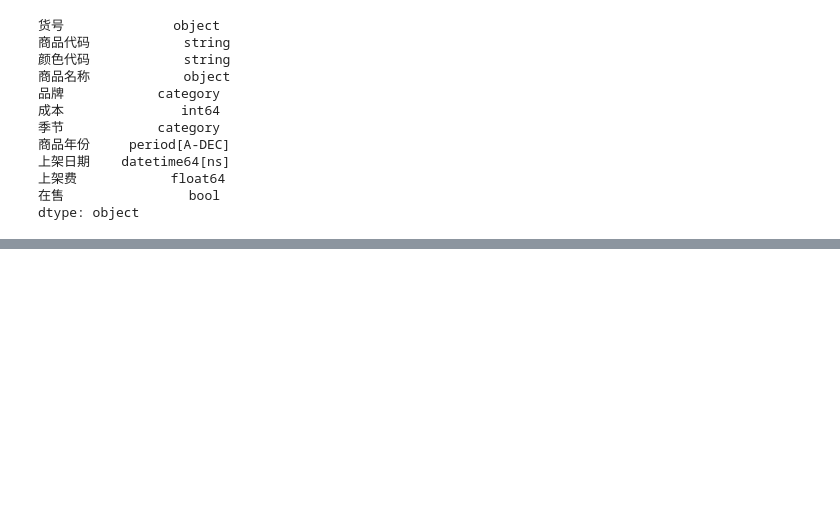
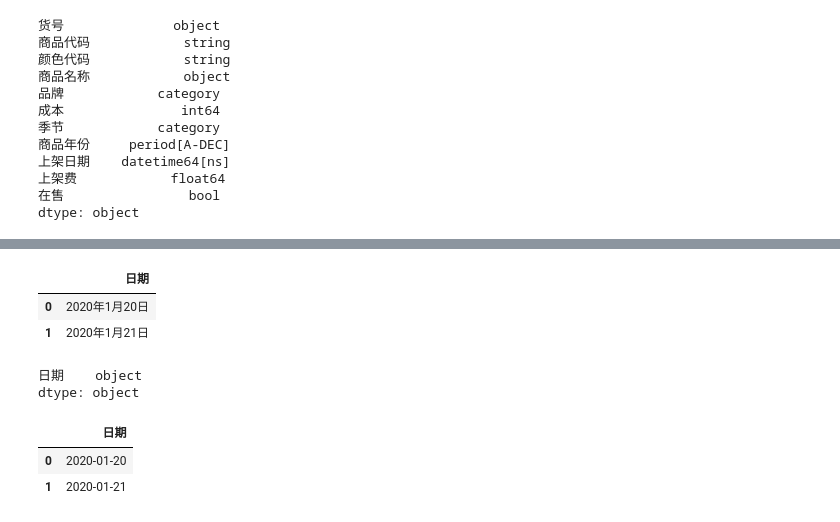
Before and after one commit to yz599/2020_2, a Jupyter notebook: 2020/pandas/pandas_1_read_excel.ipynb, the cells around one changed output, grey strips where cells are left out. Cells and saved outputs as stored; diff of their text form; code cells hidden in the pictures; blank space fills up the shorter version.

```diff
--- a/2020/pandas/pandas_1_read_excel.ipynb
+++ b/2020/pandas/pandas_1_read_excel.ipynb
@@ -324,0 +371,21 @@ dtype: object
+# %%
+df=pd.read_excel('date_parser.xlsx')
+df
+# %% [output]
+|  | 日期 |
+| 0 | 2020年1月20日 |
+| 1 | 2020年1月21日 |
+# %%
+df.dtypes
+# %% [output]
+日期    object
+dtype: object
+# %%
+df=pd.read_excel('date_parser.xlsx'
+                 ,parse_dates=[0]
+                 ,date_parser=lambda x:pd.to_datetime(x,format='%Y年%m月%d日'))
+df
+# %% [output]
+|  | 日期 |
+| 0 | 2020-01-20 |
+| 1 | 2020-01-21 |
```
Also changed, not shown: parts of 7 cells of this notebook, 5 other files.
